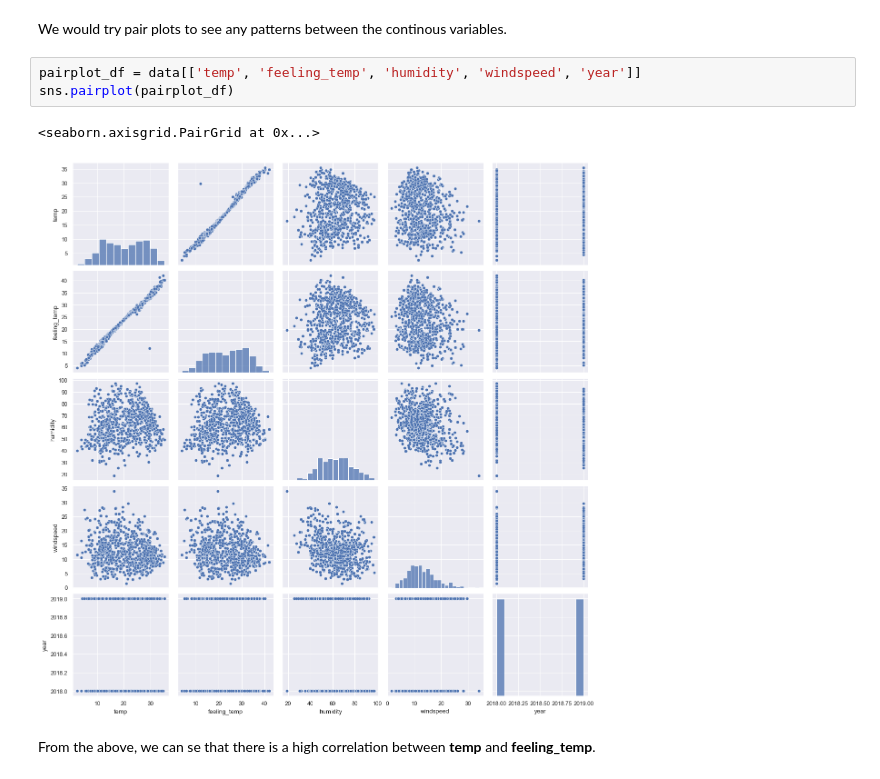
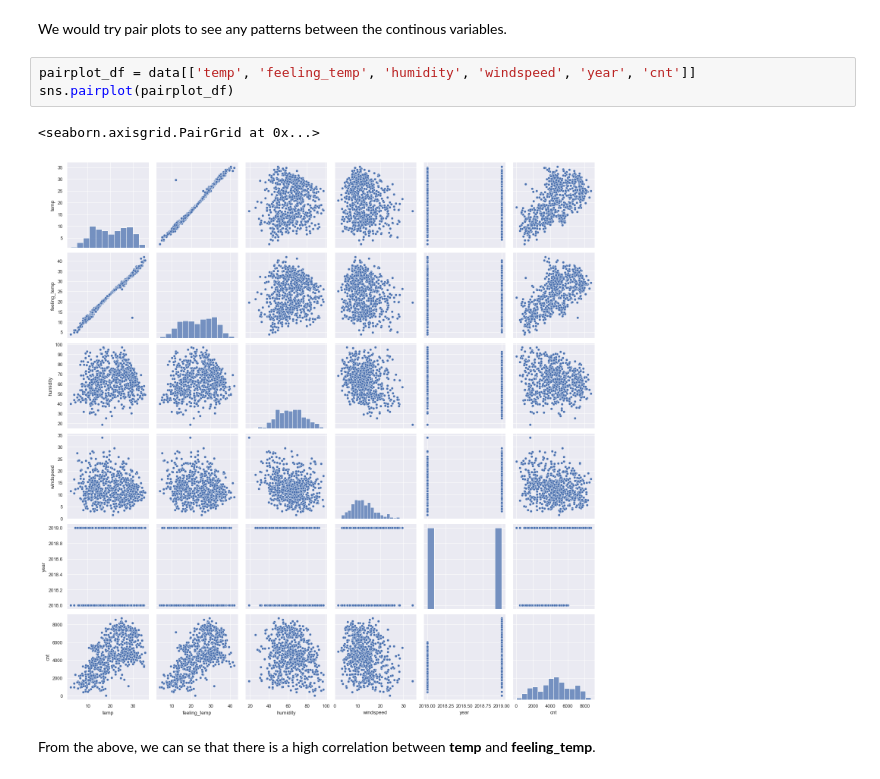
Before and after one commit to vish689/linear-regression-assignment, a Jupyter notebook: linear-regression.ipynb, the cells around one changed output. Drawn from its saved outputs; the diff is of its cells as text.

```diff
--- a/linear-regression.ipynb
+++ b/linear-regression.ipynb
@@ -439,11 +439,11 @@ From the above plots, we can observe that:
 # %% [markdown]
 We would try pair plots to see any patterns between the continous variables.
 # %%
-pairplot_df = data[['temp', 'feeling_temp', 'humidity', 'windspeed', 'year']]
+pairplot_df = data[['temp', 'feeling_temp', 'humidity', 'windspeed', 'year', 'cnt']]
 sns.pairplot(pairplot_df)
 # %% [output]
 <seaborn.axisgrid.PairGrid at 0x...>
-[figure, old version]
+[figure, new version]
 # %% [markdown]
 From the above, we can se that there is a high correlation between **temp** and **feeling_temp**.
 # %%
```
Also changed, not shown: parts of 6 cells of this notebook, 1 other file.
